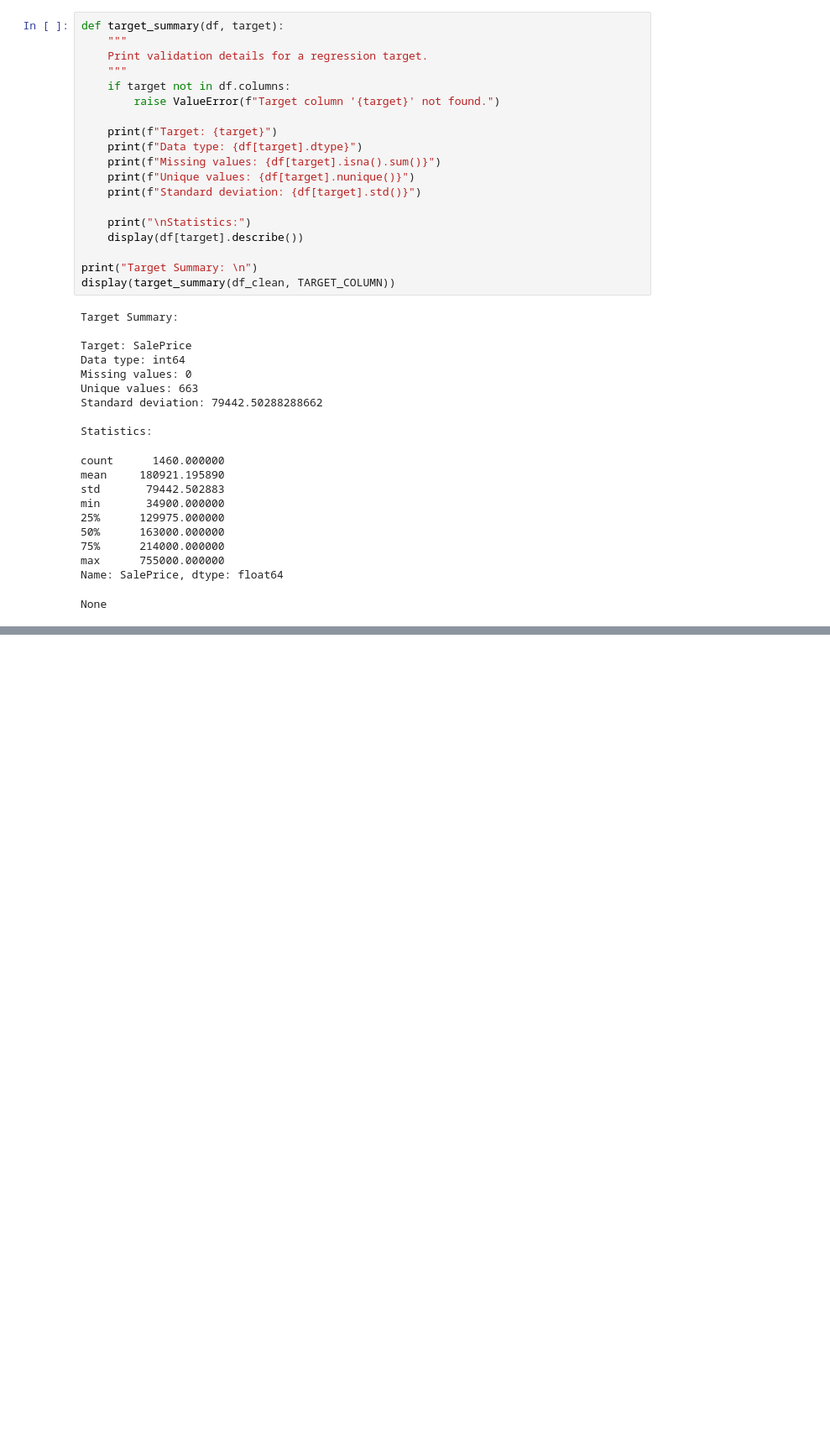
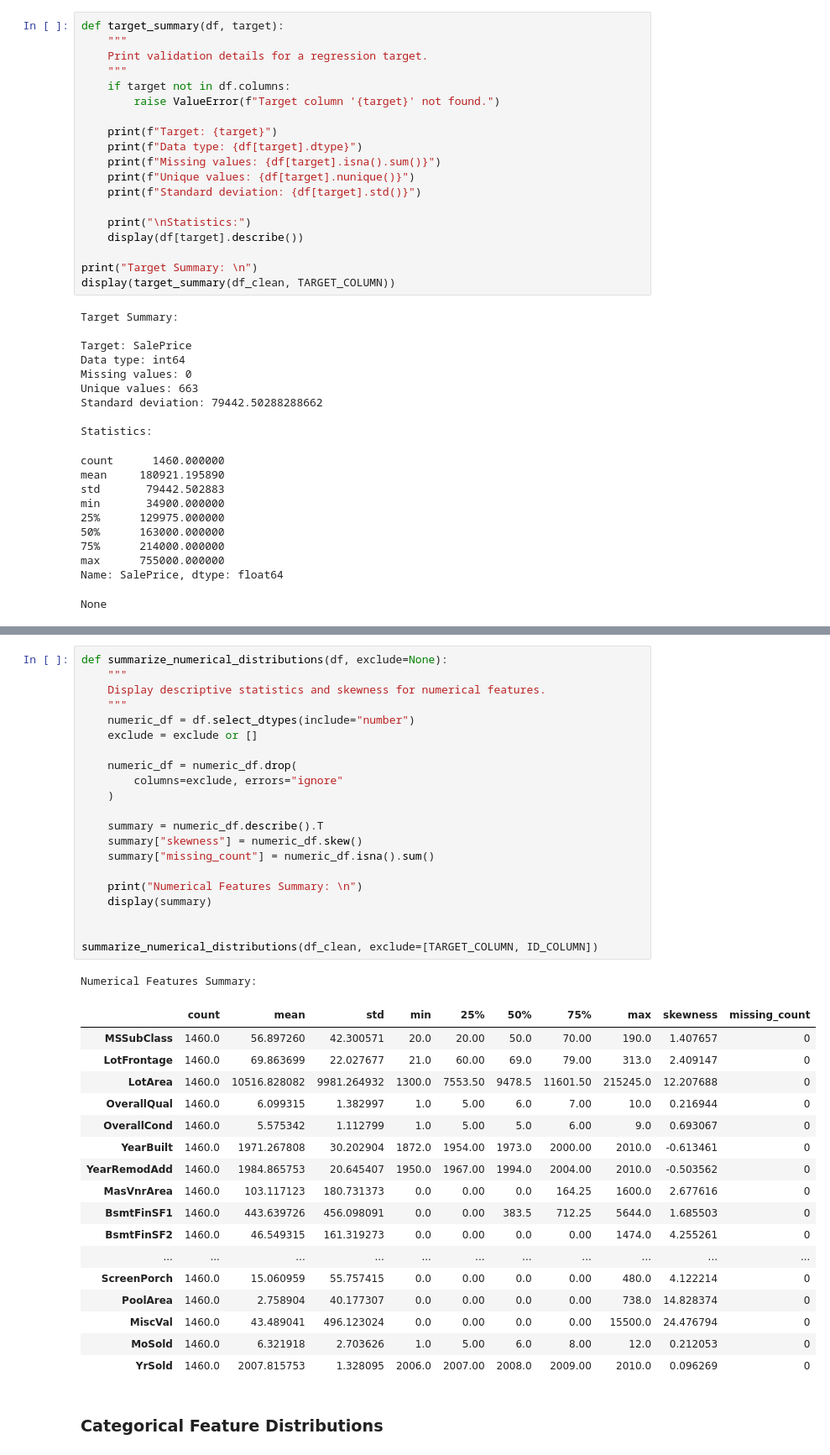
Before and after one commit to samuelablorh/house-price-prediction, a Jupyter notebook: notebooks/house_price_prediction.ipynb, the cells around one changed output, grey strips where cells are left out. Shown at 84% size. Cells and saved outputs as stored; diff of their text form; blank space fills up the shorter version.

```diff
--- a/notebooks/house_price_prediction.ipynb
+++ b/notebooks/house_price_prediction.ipynb
@@ -1354,0 +1392,42 @@ Shape after handling target: (1460, 81)
+# %%
+def summarize_numerical_distributions(df, exclude=None):
+    """
+    Display descriptive statistics and skewness for numerical features.
+    """
+    numeric_df = df.select_dtypes(include="number")
+    exclude = exclude or []
+
+    numeric_df = numeric_df.drop(
+        columns=exclude, errors="ignore"
+    )
+
+    summary = numeric_df.describe().T
+    summary["skewness"] = numeric_df.skew()
+    summary["missing_count"] = numeric_df.isna().sum()
+
+    print("Numerical Features Summary: \n")
+    display(summary)
+
+
+summarize_numerical_distributions(df_clean, exclude=[TARGET_COLUMN, ID_COLUMN])
+# %% [output]
+Numerical Features Summary:
+|  | count | mean | std | min | 25% | 50% | 75% | max | skewness | missing_count |
+| MSSubClass | 1460.0 | 56.897260 | 42.300571 | 20.0 | 20.00 | 50.0 | 70.00 | 190.0 | 1.407657 | 0 |
+| LotFrontage | 1460.0 | 69.863699 | 22.027677 | 21.0 | 60.00 | 69.0 | 79.00 | 313.0 | 2.409147 | 0 |
+| LotArea | 1460.0 | 10516.828082 | 9981.264932 | 1300.0 | 7553.50 | 9478.5 | 11601.50 | 215245.0 | 12.207688 | 0 |
+| OverallQual | 1460.0 | 6.099315 | 1.382997 | 1.0 | 5.00 | 6.0 | 7.00 | 10.0 | 0.216944 | 0 |
+| OverallCond | 1460.0 | 5.575342 | 1.112799 | 1.0 | 5.00 | 5.0 | 6.00 | 9.0 | 0.693067 | 0 |
+| YearBuilt | 1460.0 | 1971.267808 | 30.202904 | 1872.0 | 1954.00 | 1973.0 | 2000.00 | 2010.0 | -0.613461 | 0 |
+| YearRemodAdd | 1460.0 | 1984.865753 | 20.645407 | 1950.0 | 1967.00 | 1994.0 | 2004.00 | 2010.0 | -0.503562 | 0 |
+| MasVnrArea | 1460.0 | 103.117123 | 180.731373 | 0.0 | 0.00 | 0.0 | 164.25 | 1600.0 | 2.677616 | 0 |
+| BsmtFinSF1 | 1460.0 | 443.639726 | 456.098091 | 0.0 | 0.00 | 383.5 | 712.25 | 5644.0 | 1.685503 | 0 |
+| BsmtFinSF2 | 1460.0 | 46.549315 | 161.319273 | 0.0 | 0.00 | 0.0 | 0.00 | 1474.0 | 4.255261 | 0 |
+| ... | ... | ... | ... | ... | ... | ... | ... | ... | ... | ... |
+| ScreenPorch | 1460.0 | 15.060959 | 55.757415 | 0.0 | 0.00 | 0.0 | 0.00 | 480.0 | 4.122214 | 0 |
+| PoolArea | 1460.0 | 2.758904 | 40.177307 | 0.0 | 0.00 | 0.0 | 0.00 | 738.0 | 14.828374 | 0 |
+| MiscVal | 1460.0 | 43.489041 | 496.123024 | 0.0 | 0.00 | 0.0 | 0.00 | 15500.0 | 24.476794 | 0 |
+| MoSold | 1460.0 | 6.321918 | 2.703626 | 1.0 | 5.00 | 6.0 | 8.00 | 12.0 | 0.212053 | 0 |
+| YrSold | 1460.0 | 2007.815753 | 1.328095 | 2006.0 | 2007.00 | 2008.0 | 2009.00 | 2010.0 | 0.096269 | 0 |
+# %% [markdown]
+### Categorical Feature Distributions
```
Also changed, not shown: parts of 15 cells of this notebook.
